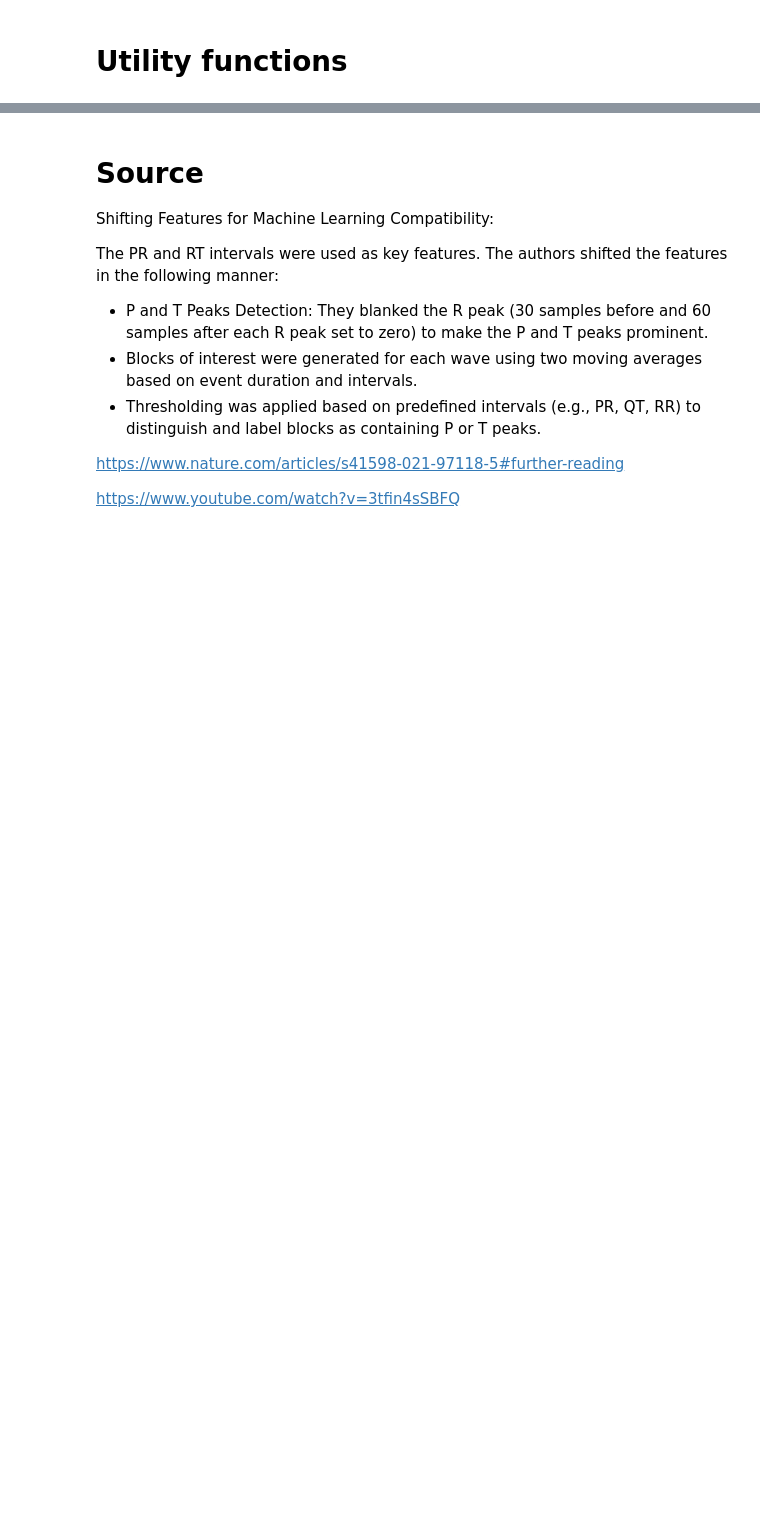
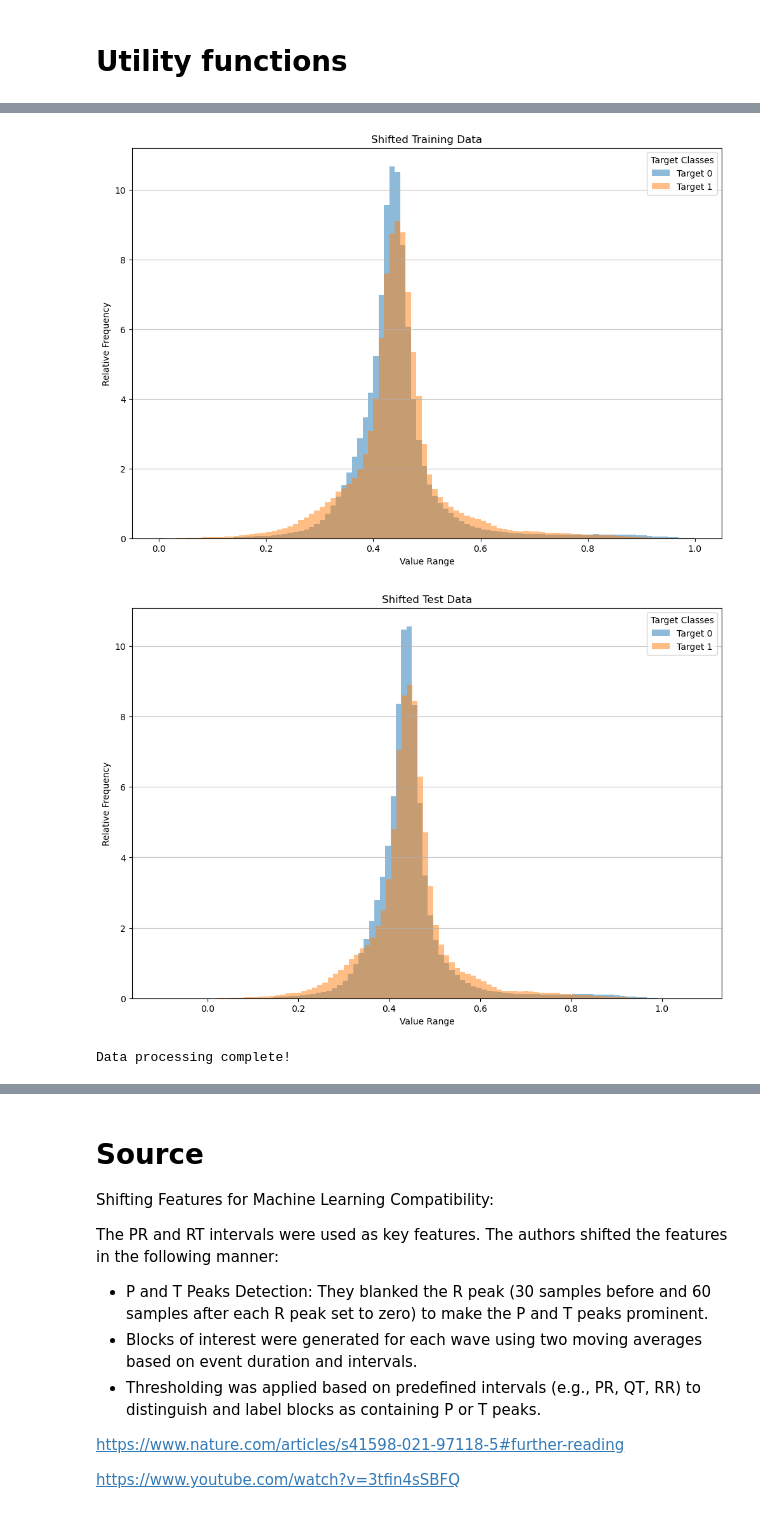
Before and after one commit to Ping-YUAN/heartbeat-analysis-ai, a Jupyter notebook: notebooks/preprocessing_mit_binary_shift_minmax_oversampling.ipynb, the cells around one changed output, grey strips where cells are left out. Drawn from its saved outputs; the diff is of its cells as text; code cells hidden in the pictures; blank space fills up the shorter version.

Commit message:
implemented ECG Signal Preprocessing from paper

```diff
--- a/notebooks/preprocessing_mit_binary_shift_minmax_oversampling.ipynb
+++ b/notebooks/preprocessing_mit_binary_shift_minmax_oversampling.ipynb
@@ -193,0 +70,15 @@ Data processing complete. Files saved!
+# %%
+def preprocess_dataframe(df):
+    """Preprocess DataFrame by adding columns, converting to integers, and mapping targets."""
+    # Add column names
+    num_columns = df.shape[1]
+    feature_columns = [f'c_{i}' for i in range(num_columns - 1)]
+    df.columns = feature_columns + ['target']
+
+    # Convert target column to integers
+    df['target'] = pd.to_numeric(df['target'], errors='coerce')
+    df.dropna(subset=['target'], inplace=True)
+    df['target'] = df['target'].astype(int)
+    # Map target classes
+    df['target'] = df['target'].replace({'Normal': 0, 'abnormal': 1})
+    return df
@@ -194,3 +107,54 @@ Data processing complete. Files saved!
+# %%
+# Load, preprocess, and process data
+def process_data():
+    # Load data
+    mitbih_train = pd.read_csv(RawFiles['train'], header=None)
+    mitbih_test = pd.read_csv(RawFiles['test'], header=None)
+
+    # Preprocess data
+    for df in [mitbih_train, mitbih_test]:
+        preprocess_dataframe(df)
+
+    # Align and pad signals
+    aligned_train_data = align_and_pad_signals(mitbih_train)
+    aligned_test_data = align_and_pad_signals(mitbih_test)
+
+    # Add targets back
+    aligned_train_data['target'] = mitbih_train['target'].values
+    aligned_test_data['target'] = mitbih_test['target'].values
+
+    # Oversample training data
+    X_train = aligned_train_data.drop(columns=['target'])
+    y_train = aligned_train_data['target']
+    ros = RandomOverSampler(random_state=42)
+    X_train_resampled, y_train_resampled = ros.fit_resample(X_train, y_train)
+
+    # Scale the data
+    scaler = MinMaxScaler()
+    X_train_scaled = scaler.fit_transform(X_train_resampled)
+    X_test_scaled = scaler.transform(aligned_test_data.drop(columns=['target']))
+
+    # Combine scaled features and targets
+    shifted_train_clean = pd.concat([pd.DataFrame(X_train_scaled), pd.DataFrame(y_train_resampled, columns=['target'])], axis=1)
+    shifted_test_clean = pd.concat([pd.DataFrame(X_test_scaled), aligned_test_data['target'].reset_index(drop=True)], axis=1)
+
+    # Save processed data
+    os.makedirs(data_output_path, exist_ok=True)
+    shifted_train_clean.to_csv(OutputFiles['train'], index=False)
+    shifted_test_clean.to_csv(OutputFiles['test'], index=False)
+
+    # Plot histograms
+    plot_histograms_by_target(shifted_train_clean, 'target', "Shifted Training Data")
+    plot_histograms_by_target(shifted_test_clean, 'target', "Shifted Test Data")
+    print("Data processing complete!")
+
+
+# Call the main processing function
+process_data()
+# %% [output]
+[figure, added]
+[figure, added]
+Data processing complete!
 # %%
 # Display the running time
 print("Current time:", datetime.now())
```
Also changed, not shown: parts of 12 cells of this notebook.
